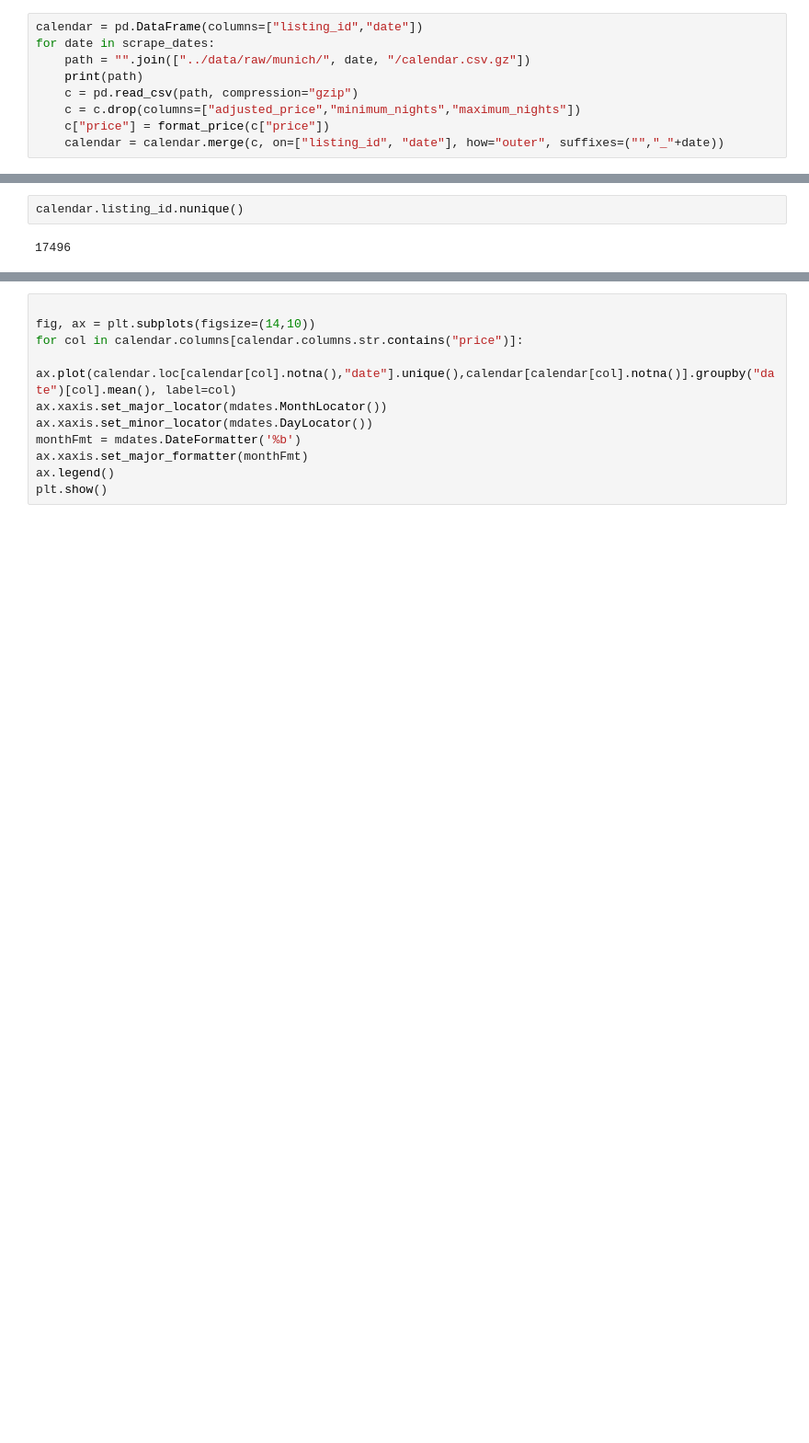
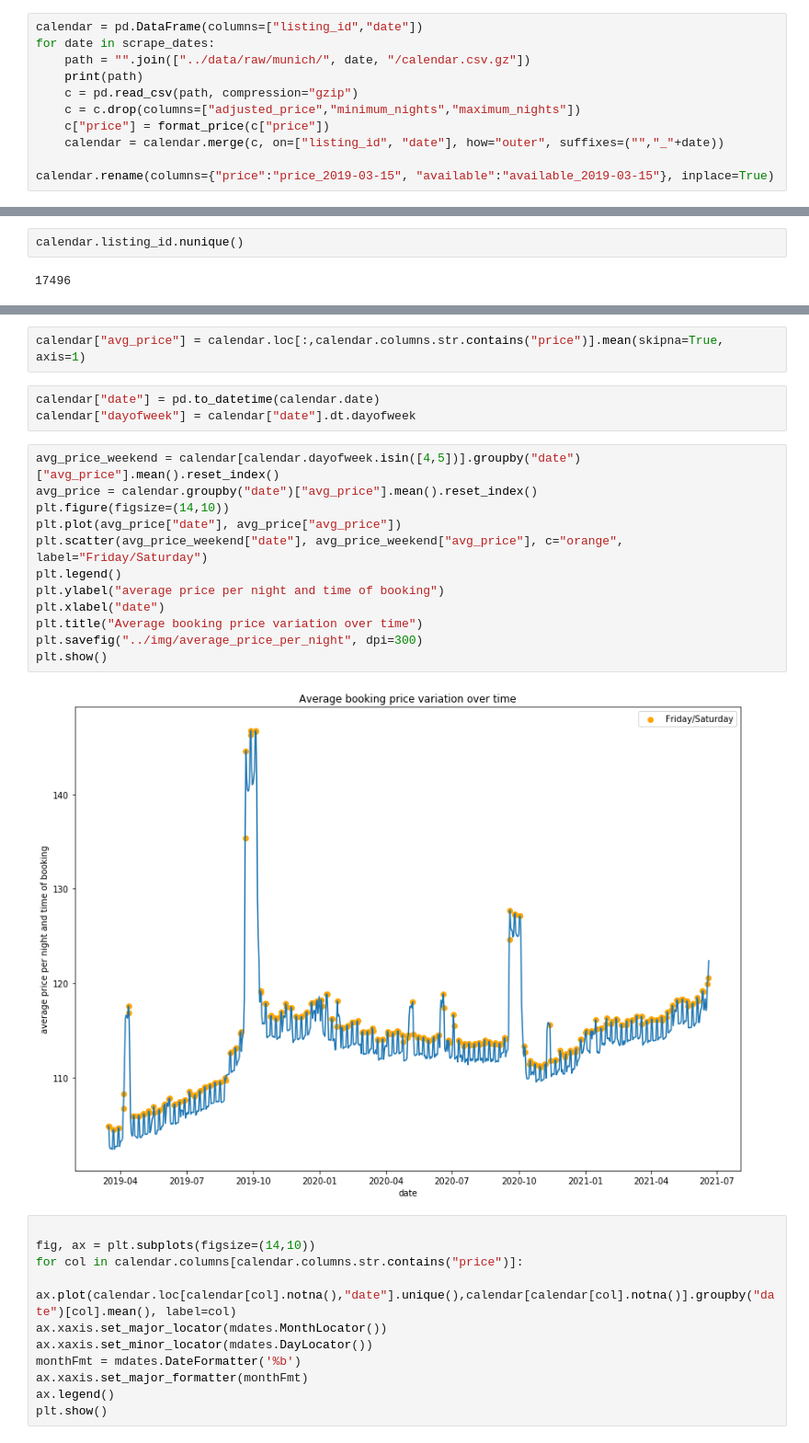
Before and after one commit to alexweinfurter/munich-airbnb-data, a Jupyter notebook: notebooks/data_exploration.ipynb, the cells around one changed output, grey strips where cells are left out. Shown at 92% size. Saved outputs shown, nothing was run; the diff lists cells and outputs as text; blank space fills up the shorter version.

```diff
--- a/notebooks/data_exploration.ipynb
+++ b/notebooks/data_exploration.ipynb
@@ -172,6 +117,8 @@ for date in scrape_dates:
     c = c.drop(columns=["adjusted_price","minimum_nights","maximum_nights"])
     c["price"] = format_price(c["price"])
     calendar = calendar.merge(c, on=["listing_id", "date"], how="outer", suffixes=("","_"+date))
+
+calendar.rename(columns={"price":"price_2019-03-15", "available":"available_2019-03-15"}, inplace=True)
 # %% [output]
 ../data/raw/munich/2019-03-15/calendar.csv.gz
 ../data/raw/munich/2019-05-22/calendar.csv.gz
@@ -209,3 +149,22 @@ calendar[calendar["price"].notna()].groupby("date")["price"].mean().plot(figsize
+# %%
+calendar["avg_price"] = calendar.loc[:,calendar.columns.str.contains("price")].mean(skipna=True, axis=1)
+# %%
+calendar["date"] = pd.to_datetime(calendar.date)
+calendar["dayofweek"] = calendar["date"].dt.dayofweek
+# %%
+avg_price_weekend = calendar[calendar.dayofweek.isin([4,5])].groupby("date")["avg_price"].mean().reset_index()
+avg_price = calendar.groupby("date")["avg_price"].mean().reset_index()
+plt.figure(figsize=(14,10))
+plt.plot(avg_price["date"], avg_price["avg_price"])
+plt.scatter(avg_price_weekend["date"], avg_price_weekend["avg_price"], c="orange", label="Friday/Saturday")
+plt.legend()
+plt.ylabel("average price per night and time of booking")
+plt.xlabel("date")
+plt.title("Average booking price variation over time")
+plt.savefig("../img/average_price_per_night", dpi=300)
+plt.show()
+# %% [output]
+[figure, added]
 # %%
 
 fig, ax = plt.subplots(figsize=(14,10))
```
Also changed, not shown: parts of 22 cells of this notebook.
